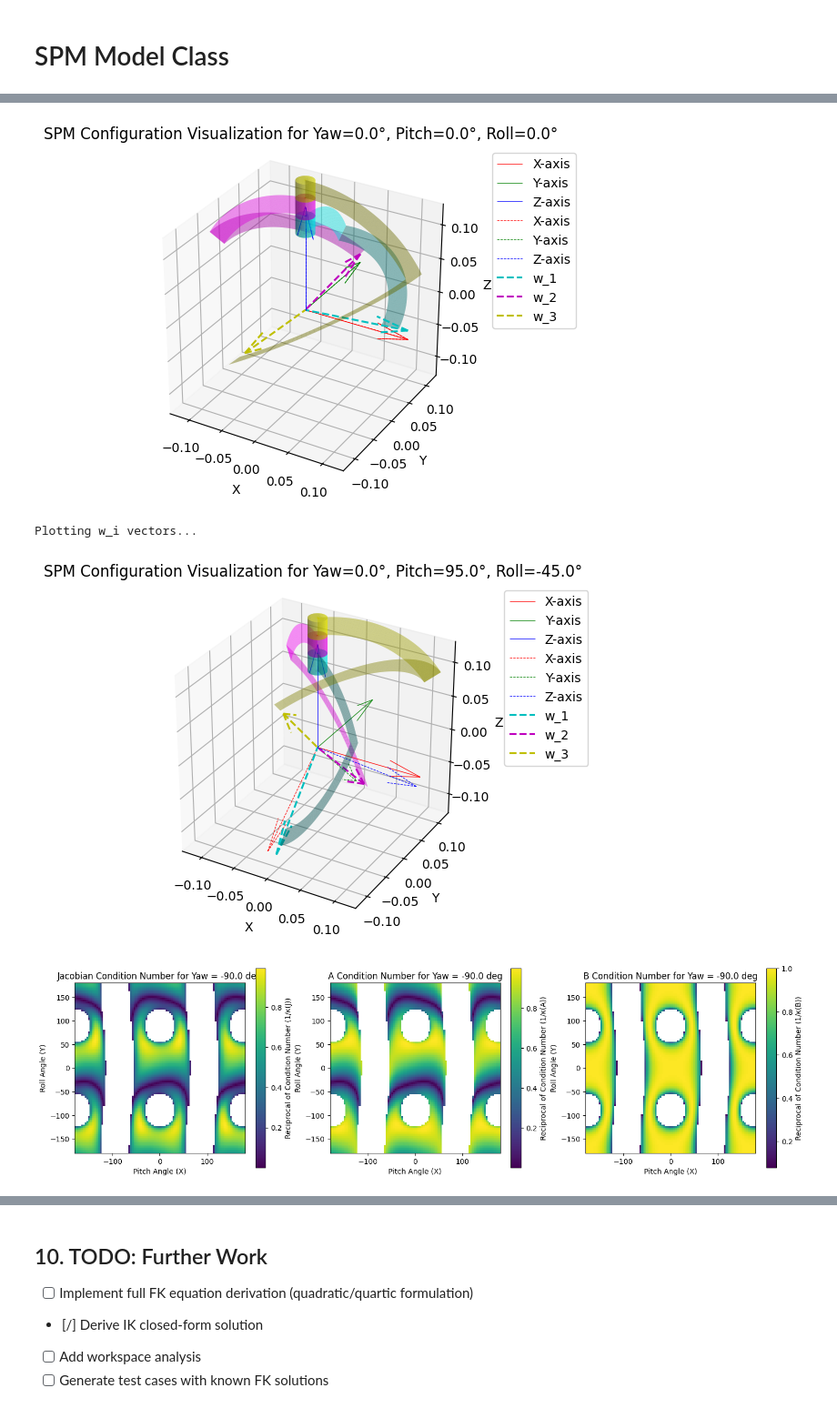
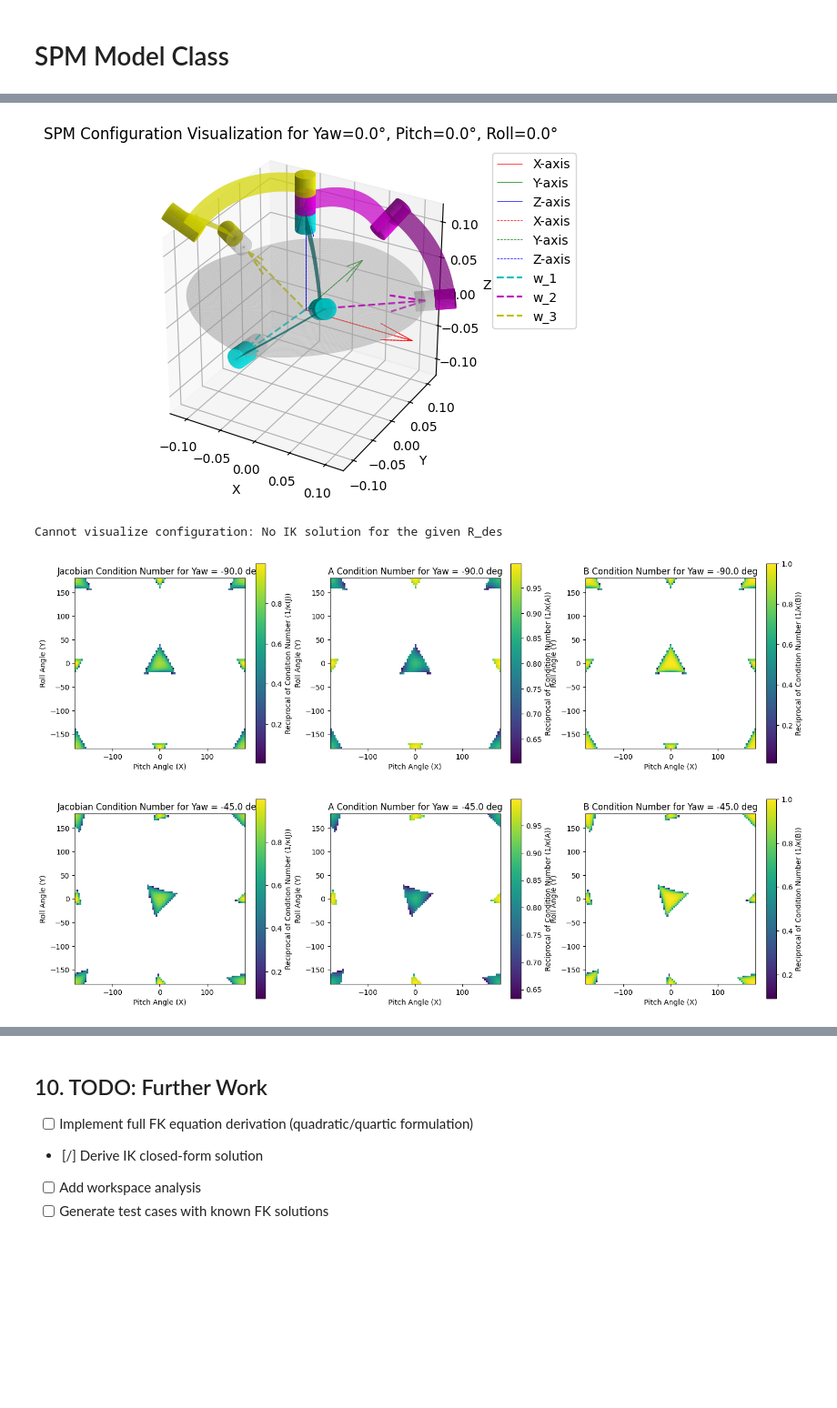
Before and after one commit to ChawinOph/spm-mechanics, a Jupyter notebook: notebooks/spm_kinematics.ipynb, the cells around one changed output, grey strips where cells are left out. Shown at 91% size. Cells and saved outputs as stored; diff of their text form; code cells hidden in the pictures; blank space fills up the shorter version.

```diff
--- a/notebooks/spm_kinematics.ipynb
+++ b/notebooks/spm_kinematics.ipynb
@@ -990,7 +990,7 @@ def plot_spsm_transformation(ax, u_i, v_i, w_i, R_des):
     ax.set_zlabel('Z')
 # %%
 # plot 3D cylinder of joint
-def plot_joint_cylinder(ax, tf_mat=np.eye(4), z_offset=0.0, radius=0.0125, height=0.025, color='cyan', alpha=0.5):
+def plot_joint_cylinder(ax, tf_mat=np.eye(4), z_offset=0.0, radius=0.0125, height=0.025, color='cyan', alpha=1.0):
     # number of points around circumference and height
     N = 50
     if tf_mat.shape != (4, 4):
@@ -1059,7 +1059,7 @@ def transform_points(tf_mat, X, Y, Z):
     transformed_points = tf_mat @ points
     return transformed_points[0, :].reshape(X.shape), transformed_points[1, :].reshape(Y.shape), transformed_points[2, :].reshape(Z.shape)
 
-def draw_curved_link_surface(ax, u1, u2, radius=0.1, thickness=0.025, color='cyan', alpha=0.5):
+def draw_curved_link_surface(ax, u1, u2, radius=0.1, thickness=0.025, color='cyan', alpha=1.0):
     """Draw a curved link with thickness between two unit vectors u1 and u2."""
     # normalize u1 and u2 to ensure they are unit vectors
     u1 = u1 / np.linalg.norm(u1)
@@ -1134,6 +1134,9 @@ def verified_orthonomality(vecs):
 # SPM Model Class
 # %%
 # create spm class
+from turtle import color
+
+
 class SPM:
     def __init__(self, eta_i1=None, eta_i2=None, gamma_i1=None, gamma_i2=None, alpha_i1=None, alpha_i2=None):
 
@@ -1342,15 +1345,27 @@ class SPM:
             plot_spsm_transformation(ax, self.u_i, self.v_i, self.w_i, R_des)
             # plot links as cylinders and curved surfaces
             colors = ['cyan', 'magenta', 'yellow']
-            joint_length = 0.025
             for i in range(3):
+                joint_length = 0.025
+                z_offset = 0.1
+                # proximal curved link
                 # draw joint as cylinder
-                plot_joint_cylinder(ax, tf_mat=self.u_i[i], z_offset=0.1+joint_length*(i+1), color=colors[i], alpha=0.5)
-                # proximal curved link
-                draw_curved_link_surface(ax, radius=0.1+joint_length*(i+1), u1=self.u_i[i], u2=self.v_i[i], color=colors[i])
+                plot_joint_cylinder(ax, tf_mat=self.u_i[i], z_offset=z_offset+joint_length*(i+1), color=colors[i])
+                draw_curved_link_surface(ax, radius=z_offset+joint_length*(i+1), u1=self.u_i[i], u2=self.v_i[i], color=colors[i])
+                plot_joint_cylinder(ax, tf_mat=self.v_i[i], z_offset=z_offset+joint_length*(i+1), color=colors[i])
+
                 # distal curved link
-                draw_curved_link_surface(ax, radius=0.1+joint_length*(i+1), u1=self.v_i[i], u2=self.w_i[i], color=colors[i])
-                # joint transformation matrix
+                plot_joint_cylinder(ax, tf_mat=self.v_i[i], z_offset=z_offset+joint_length*(i+2), color=colors[i])
+                draw_curved_link_surface(ax, radius=0.1+joint_length*(i+2), u1=self.v_i[i], u2=self.w_i[i], color=colors[i])
+                plot_joint_cylinder(ax, tf_mat=self.w_i[i], z_offset=z_offset+joint_length*(i+2), color=colors[i])
+
+                # draw platforms as transparent cylinders
+                plot_joint_cylinder(ax, tf_mat=self.w_i[i], z_offset=z_offset+joint_length*(i+1), color='0.8', alpha=0.25)
+
+            platform_radius = 0.075
+            draw_curved_link_surface(ax, radius=platform_radius, thickness=2*platform_radius, u1=self.w_i[0], u2=self.w_i[1], color='0.8', alpha=0.5)
+            draw_curved_link_surface(ax, radius=platform_radius, thickness=2*platform_radius, u1=self.w_i[1], u2=self.w_i[2], color='0.8', alpha=0.5)
+            draw_curved_link_surface(ax, radius=platform_radius, thickness=2*platform_radius, u1=self.w_i[2], u2=self.w_i[0], color='0.8', alpha=0.5)
 
             ax.set_aspect('equal')
             ax.set_title(title)
@@ -1363,9 +1378,9 @@ class SPM:
 # loop over differnet desired orientations (Yaw-Pitch-Roll)
 euler_angles_set = [
     [0, 0, 0],
-    # [np.pi/6, np.pi/6, np.pi/6],
+    [np.pi/6, np.pi/6, np.pi/6],
     # [np.pi/4, np.pi/3, np.pi/6],
-    [-np.pi/4, 0, 0],
+    # [-np.pi/4, 0, 0],
     # [0, np.pi/4, 0],
 ]
 
@@ -1447,7 +1462,8 @@ Z_Bcond = np.zeros_like(Z_yaws)
 
 # initialize SPM class object
 offset_angle = np.pi/2
-spm = SPM(eta_i2=[0 + offset_angle, np.pi/2 + offset_angle, 3*np.pi/2 + offset_angle])
+# spm = SPM(eta_i2=[0 + offset_angle, np.pi/2 + offset_angle, 3*np.pi/2 + offset_angle])
+spm = SPM(eta_i2=[0, 2*np.pi/3, 4*np.pi/3], alpha_i2=[np.pi/4, np.pi/4, np.pi/4]) # ankle SPM
 
 viz_euler_angles = [0, 0, 0] # yaw, roll, pitch for visualization
 viz_title = f"SPM Configuration Visualization for Yaw={np.rad2deg(viz_euler_angles[0]):.1f}°, Pitch={np.rad2deg(viz_euler_angles[1]):.1f}°, Roll={np.rad2deg(viz_euler_angles[2]):.1f}°"
@@ -1544,6 +1560,6 @@ B matrix at Neutral Pose:
 
 Plotting w_i vectors...
-[figure, old version]
+[figure, new version]
-Plotting w_i vectors...
+Cannot visualize configuration: No IK solution for the given R_des
-[figure, old version]
+[figure, new version]
-[figure, old version]
+[figure, new version]
```
Also changed, not shown: parts of 4 cells of this notebook.
